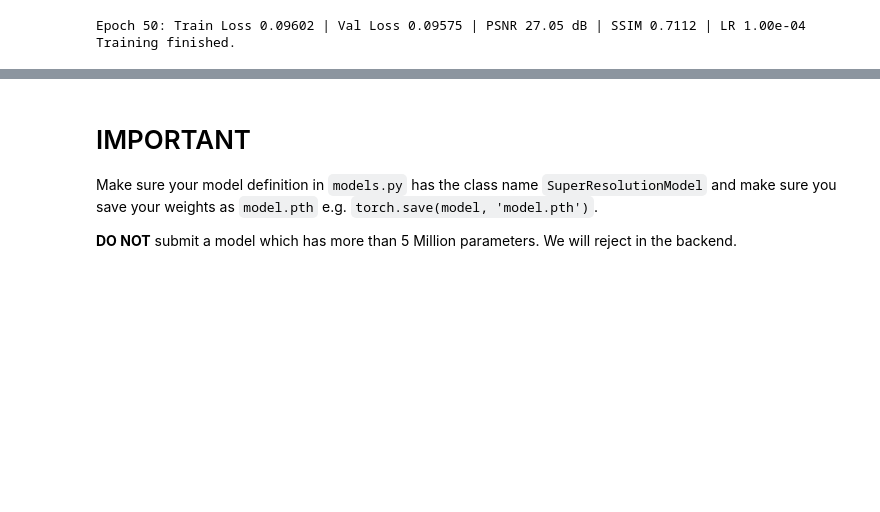
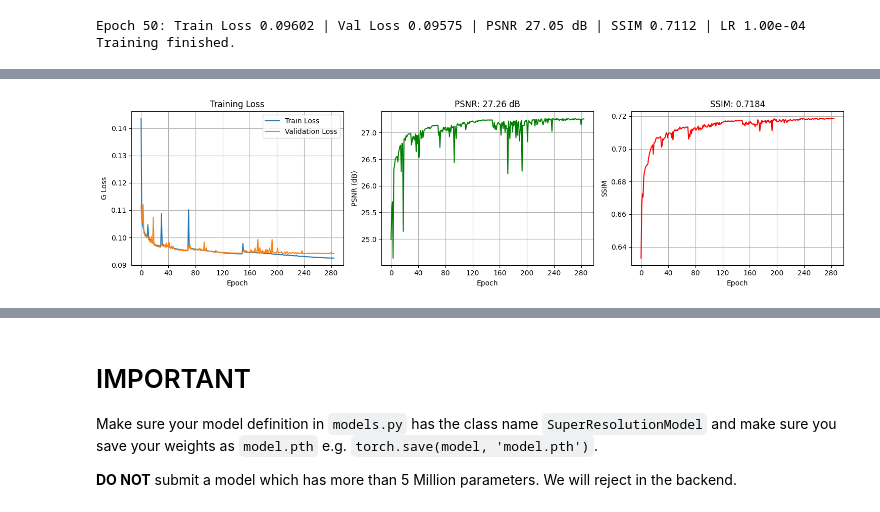
Before and after one commit to dylanneve1/4c16-labs, a Jupyter notebook: lab-07/Lab 7.ipynb, the cells around one changed output, grey strips where cells are left out. Cells and saved outputs as stored; diff of their text form; code cells hidden in the pictures; blank space fills up the shorter version.

Commit message:
Committing Lab 07 for running tests

```diff
--- a/lab-07/Lab 7.ipynb
+++ b/lab-07/Lab 7.ipynb
@@ -598,0 +510,88 @@ Epoch 270: Train Loss 0.09260 | Val Loss 0.09413 | PSNR 27.26 dB | SSIM 0.7183 |
+# %%
+# --- EXTENDED TRAINING CELL ---
+# This cell resumes exactly where the previous one left off.
+# It re-uses the existing 'optimizer', 'scheduler', and 'plotter'
+# to preserve momentum and graph history.
+
+# 1. Configuration
+extra_epochs = 18  # How many MORE epochs you want to run
+save_path = 'model.pth'
+
+# 2. Detect Start Epoch from Plotter History
+if len(plotter.epochs) > 0:
+    start_epoch = plotter.epochs[-1] + 1
+    print(f"Resuming training from Epoch {start_epoch}...")
+else:
+    start_epoch = 0
+    print("No previous history found. Starting from Epoch 0.")
+
+end_epoch = start_epoch + extra_epochs
+
+# 3. Ensure Model is in Train Mode
+sr_model.train()
+
+print(f"Extending training to Epoch {end_epoch} (Cycle 3 territory)...")
+
+# --- Main Training Loop (Continuation) ---
+for epoch in range(start_epoch, end_epoch):
+    sr_model.train()
+    running_loss = 0.0
+
+    # Train Loop
+    for lr_batch, hr_batch in tqdm(train_loader, desc=f'Epoch {epoch+1}/{end_epoch} [Train]', leave=False):
+        lr_batch, hr_batch = lr_batch.to(device), hr_batch.to(device)
+
+        optimizer.zero_grad()
+        out = sr_model(lr_batch)
+        loss = criterion(out, hr_batch)
+        loss.backward()
+        optimizer.step()
+
+        running_loss += loss.item() * lr_batch.size(0)
+
+    # Update Scheduler (Critical for Cosine Annealing)
+    scheduler.step()
+
+    train_loss = running_loss / len(train_loader.dataset)
+
+    # Validation Phase
+    sr_model.eval()
+    val_running_loss = 0.0
+    all_psnr = []
+    all_ssim = []
+
+    with torch.no_grad():
+        for lr_batch, hr_batch in tqdm(val_loader, desc=f'Epoch {epoch+1}/{end_epoch} [Val]', leave=False):
+            lr_batch, hr_batch = lr_batch.to(device), hr_batch.to(device)
+
+            # Standard Inference
+            out = sr_model(lr_batch)
+
+            loss = criterion(out, hr_batch)
+            val_running_loss += loss.item() * lr_batch.size(0)
+
+            # Calculate Metrics
+            psnr_val, ssim_val = calculate_metrics(out, hr_batch)
+            all_psnr.append(psnr_val)
+            all_ssim.append(ssim_val)
+
+    val_loss = val_running_loss / len(val_loader.dataset)
+    avg_psnr = np.mean(all_psnr)
+    avg_ssim = np.mean(all_ssim)
+
+    current_lr = optimizer.param_groups[0]['lr']
+
+    # Update the EXISTING plotter (Continues the graph)
+    plotter.update(train_loss, val_loss, avg_psnr, avg_ssim)
+
+    print(f'Epoch {epoch+1}: Train Loss {train_loss:.5f} | Val Loss {val_loss:.5f} | PSNR {avg_psnr:.2f} dB | SSIM {avg_ssim:.4f} | LR {current_lr:.2e}')
+
+    # Save Checkpoint if it's the best so far (Simple Logic)
+    # We check if current PSNR is better than the max in history
+    if avg_psnr >= max(plotter.psnr_vals):
+        torch.save(sr_model.state_dict(), save_path)
+        # print(f"New Best Model Saved! ({avg_psnr:.2f} dB)")
+
+print("Extended Training finished.")
+# %% [output]
+[figure, added]
```
Also changed, not shown: parts of 5 cells of this notebook, 1 other file.
